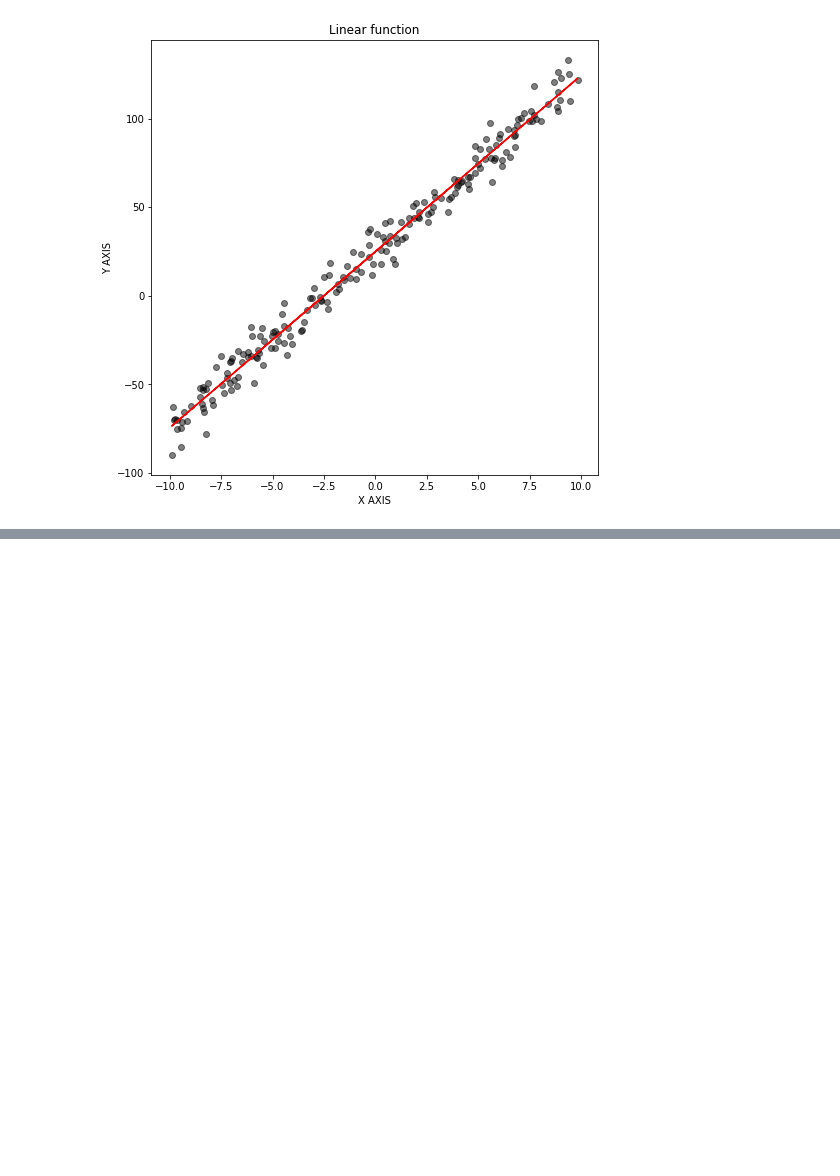
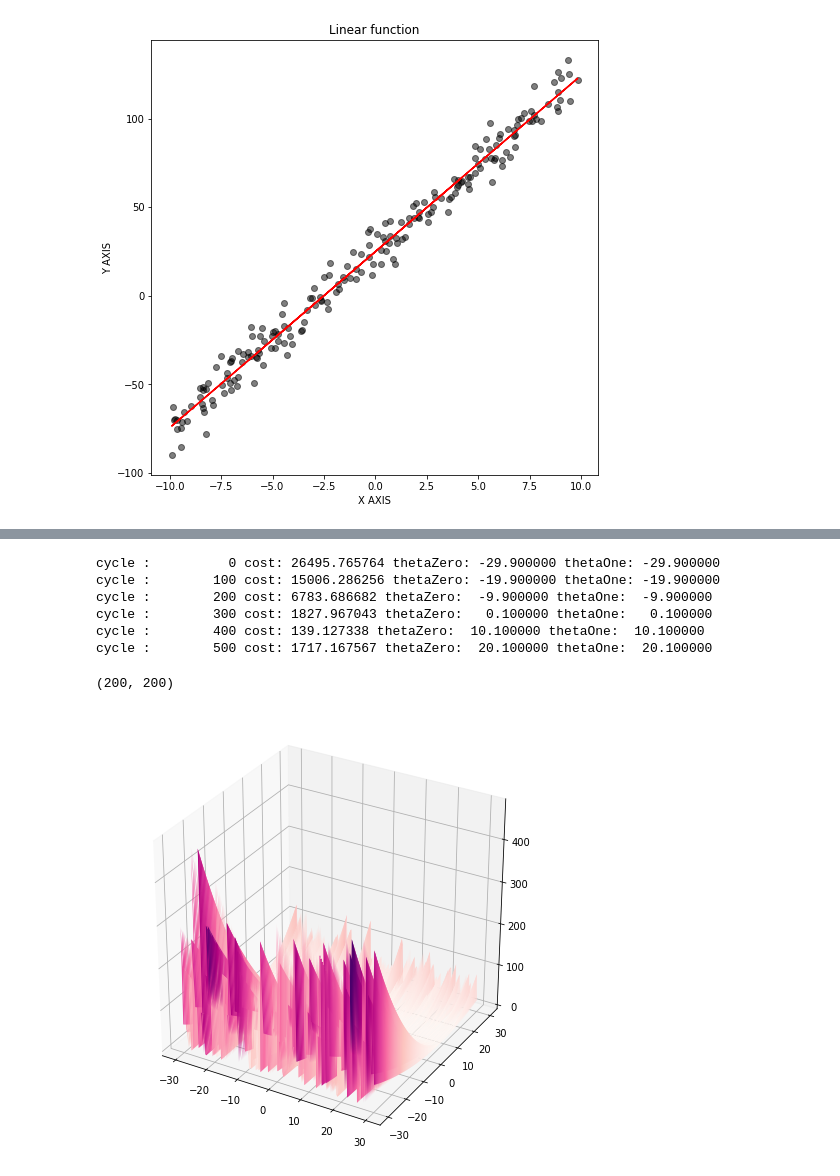
Before and after one commit to YangTaeSung/CAU-MachineLearning, a Jupyter notebook: assignment03.ipynb, the cells around one changed output, grey strips where cells are left out. Saved outputs shown, nothing was run; the diff lists cells and outputs as text; code cells hidden in the pictures; blank space fills up the shorter version.

Commit message:
Plotting the energy surface

```diff
--- a/assignment03.ipynb
+++ b/assignment03.ipynb
@@ -97,0 +124,49 @@ plt.show()
+# %%
+for u in range(cycleFor3d):
+
+  h = thetaZero3d + thetaOne3d * x_data
+  j = np.sum((h - y_data) ** 2) / (2 * noiseNum)
+
+  thetaZero3d = thetaZero3d + 0.1
+  thetaOne3d = thetaOne3d + 0.1
+
+  z.append(j)
+  newThetaOne.append(thetaOne)
+  newThetaZero.append(thetaZero)
+
+  if u % 100 == 0:
+        print('cycle : {:10d} cost: {:10f} thetaZero: {:10f} thetaOne: {:10f}'.format(u, j,thetaZero3d, thetaOne3d))
+# %% [output]
+cycle :          0 cost: 26495.765764 thetaZero: -29.900000 thetaOne: -29.900000
+cycle :        100 cost: 15006.286256 thetaZero: -19.900000 thetaOne: -19.900000
+cycle :        200 cost: 6783.686682 thetaZero:  -9.900000 thetaOne:  -9.900000
+cycle :        300 cost: 1827.967043 thetaZero:   0.100000 thetaOne:   0.100000
+cycle :        400 cost: 139.127338 thetaZero:  10.100000 thetaOne:  10.100000
+cycle :        500 cost: 1717.167567 thetaZero:  20.100000 thetaOne:  20.100000
+# %%
+x = np.linspace(-30,30,200) # thetaZero 가정
+y = np.linspace(-30,30,200) # -30~30 0.1 간격으로 배열 생성
+x,y = np.meshgrid(x,y)
+# z = np.array(z)
+# z = x**2 + y**2
+# z = np.sum(((x + y * x_data) - y_data ) ** 2) / ( 2 * noiseNum)
+z = ((x + y * x_data) - y_data ) ** 2 / ( 2 * noiseNum)
+# %%
+x.shape
+y.shape
+# z.shape
+# %% [output]
+(200, 200)
+# %%
+# 세타0, 세타1, J을 3차원으로 표현
+fig = plt.figure(figsize=(8,8))
+ax = fig.gca(projection='3d')
+# ax = fig.add_subplot(111, projection='3d')
+# ax = Axes3D(fig)
+# ax.plot_trisurf(x, y, z, color = 'white', edgecolors='grey', alpha=0.5)
+
+surf = ax.plot_surface(x, y, z, rstride=2, cstride=2, cmap=cm.RdPu, linewidth=1, antialiased=True)
+
+plt.show()
+# %% [output]
+[figure, added]
```
Also changed, not shown: parts of 6 cells of this notebook.
